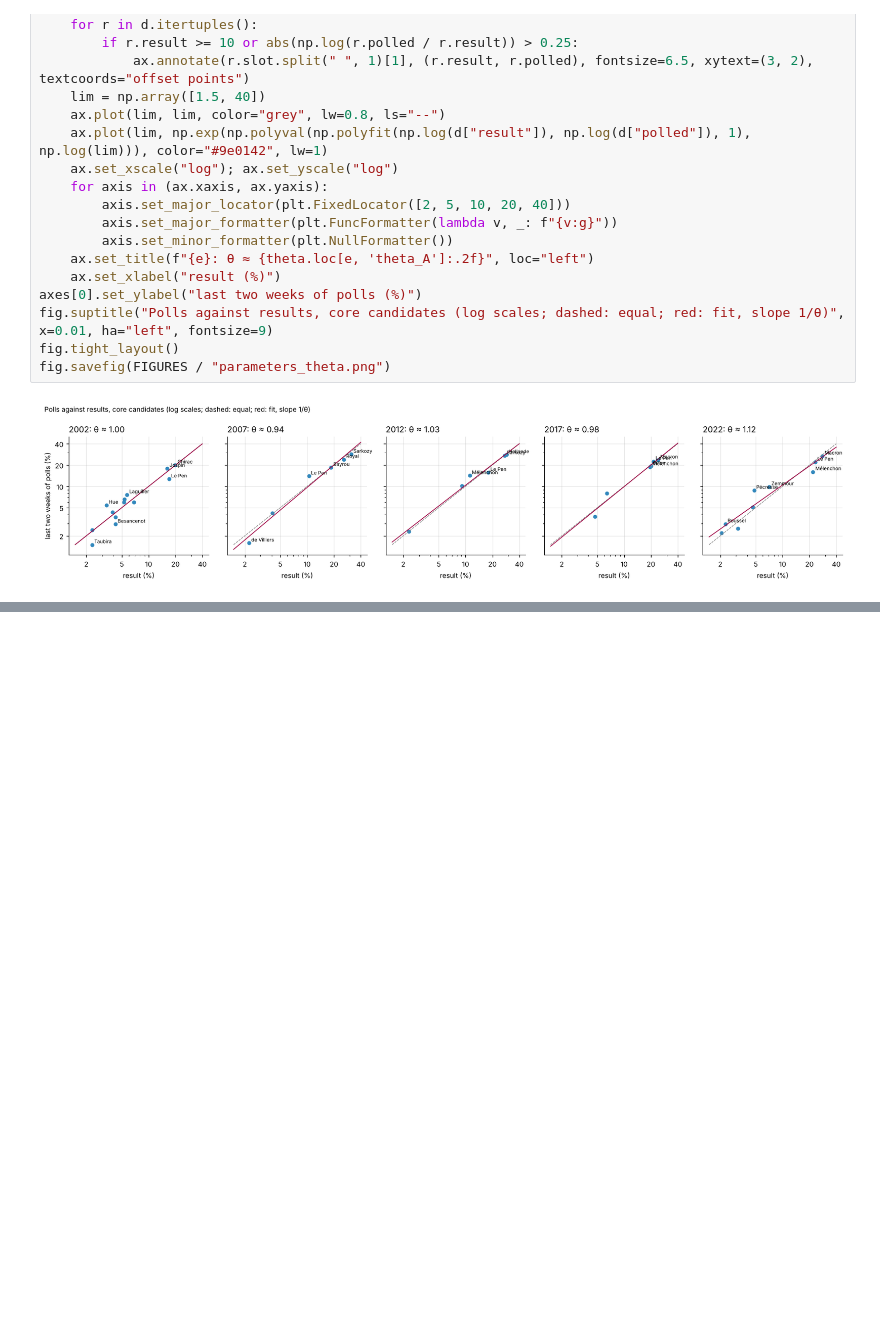
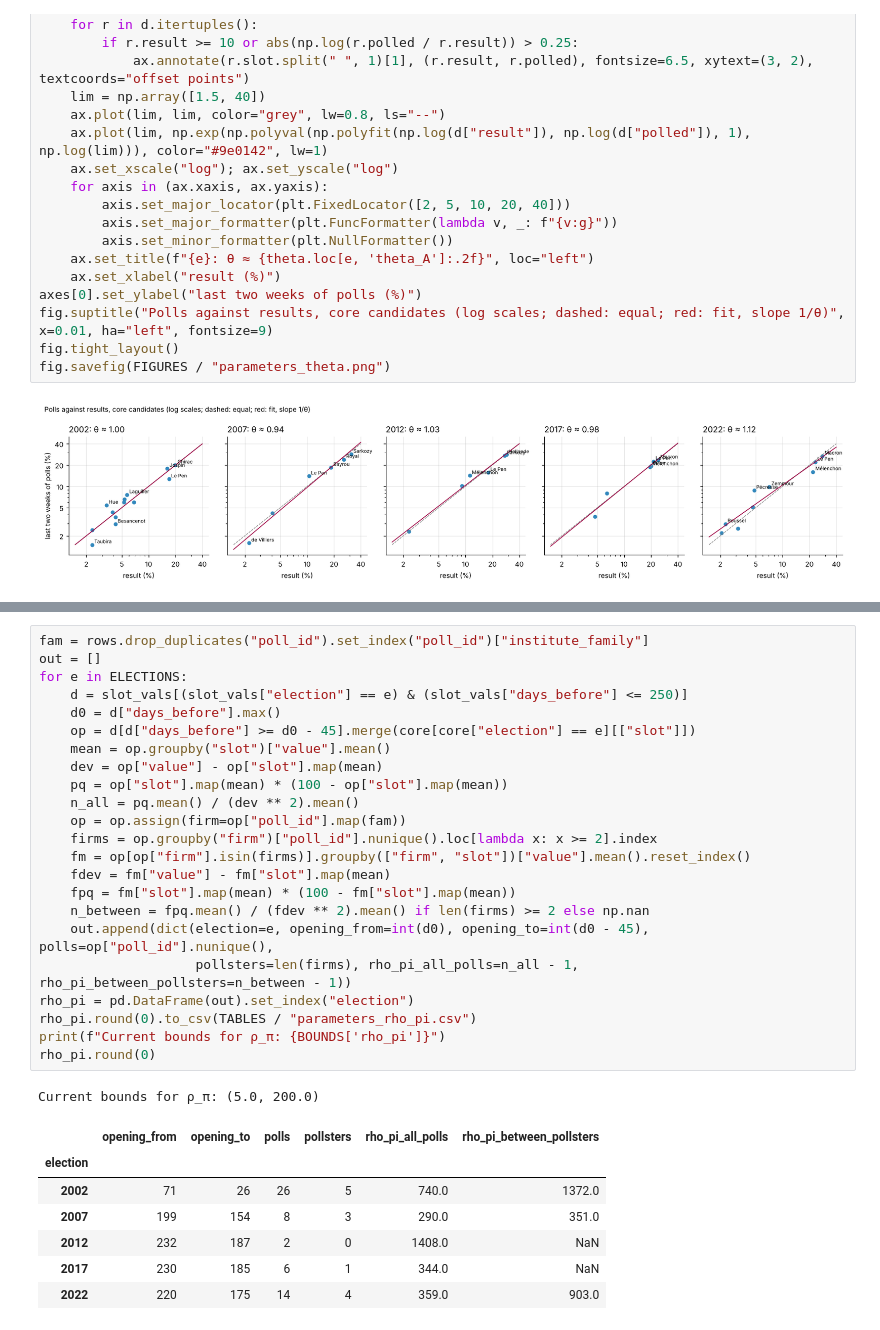
Before and after one commit to clarasalas/strategic-voting-polls-2RS, a Jupyter notebook: notebooks/07_parameters.ipynb, the cells around one changed output, grey strips where cells are left out. Drawn from its saved outputs; the diff is of its cells as text; blank space fills up the shorter version.

```diff
--- a/notebooks/07_parameters.ipynb
+++ b/notebooks/07_parameters.ipynb
@@ -166,0 +180,32 @@ fig.savefig(FIGURES / "parameters_theta.png")
+# %%
+fam = rows.drop_duplicates("poll_id").set_index("poll_id")["institute_family"]
+out = []
+for e in ELECTIONS:
+    d = slot_vals[(slot_vals["election"] == e) & (slot_vals["days_before"] <= 250)]
+    d0 = d["days_before"].max()
+    op = d[d["days_before"] >= d0 - 45].merge(core[core["election"] == e][["slot"]])
+    mean = op.groupby("slot")["value"].mean()
+    dev = op["value"] - op["slot"].map(mean)
+    pq = op["slot"].map(mean) * (100 - op["slot"].map(mean))
+    n_all = pq.mean() / (dev ** 2).mean()
+    op = op.assign(firm=op["poll_id"].map(fam))
+    firms = op.groupby("firm")["poll_id"].nunique().loc[lambda x: x >= 2].index
+    fm = op[op["firm"].isin(firms)].groupby(["firm", "slot"])["value"].mean().reset_index()
+    fdev = fm["value"] - fm["slot"].map(mean)
+    fpq = fm["slot"].map(mean) * (100 - fm["slot"].map(mean))
+    n_between = fpq.mean() / (fdev ** 2).mean() if len(firms) >= 2 else np.nan
+    out.append(dict(election=e, opening_from=int(d0), opening_to=int(d0 - 45), polls=op["poll_id"].nunique(),
+                    pollsters=len(firms), rho_pi_all_polls=n_all - 1, rho_pi_between_pollsters=n_between - 1))
+rho_pi = pd.DataFrame(out).set_index("election")
+rho_pi.round(0).to_csv(TABLES / "parameters_rho_pi.csv")
+print(f"Current bounds for ρ_π: {BOUNDS['rho_pi']}")
+rho_pi.round(0)
+# %% [output]
+Current bounds for ρ_π: (5.0, 200.0)
+|  | opening_from | opening_to | polls | pollsters | rho_pi_all_polls | rho_pi_between_pollsters |
+| election |  |  |  |  |  |  |
+| 2002 | 71 | 26 | 26 | 5 | 740.0 | 1372.0 |
+| 2007 | 199 | 154 | 8 | 3 | 290.0 | 351.0 |
+| 2012 | 232 | 187 | 2 | 0 | 1408.0 | NaN |
+| 2017 | 230 | 185 | 6 | 1 | 344.0 | NaN |
+| 2022 | 220 | 175 | 14 | 4 | 359.0 | 903.0 |
```
Also changed, not shown: parts of 1 cell of this notebook, 2 other files.
